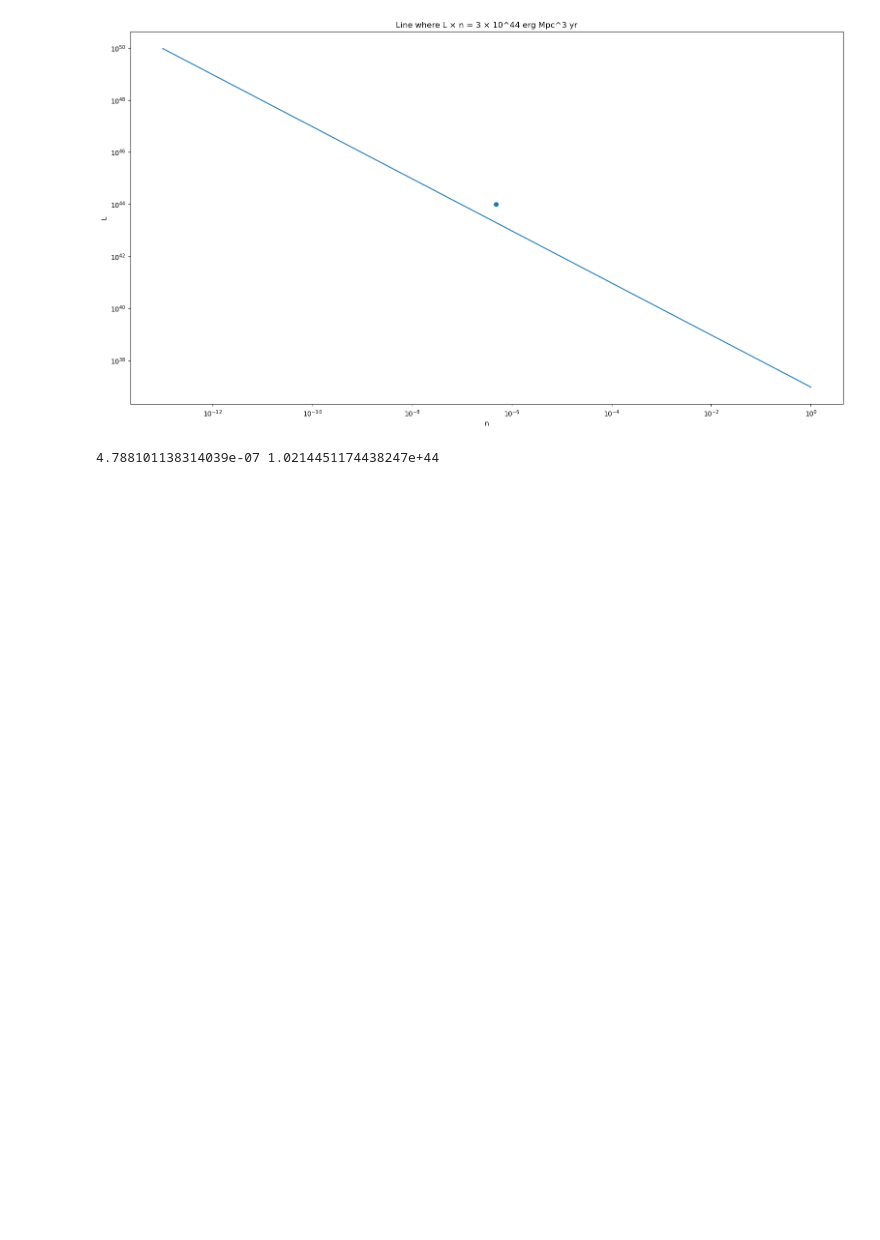
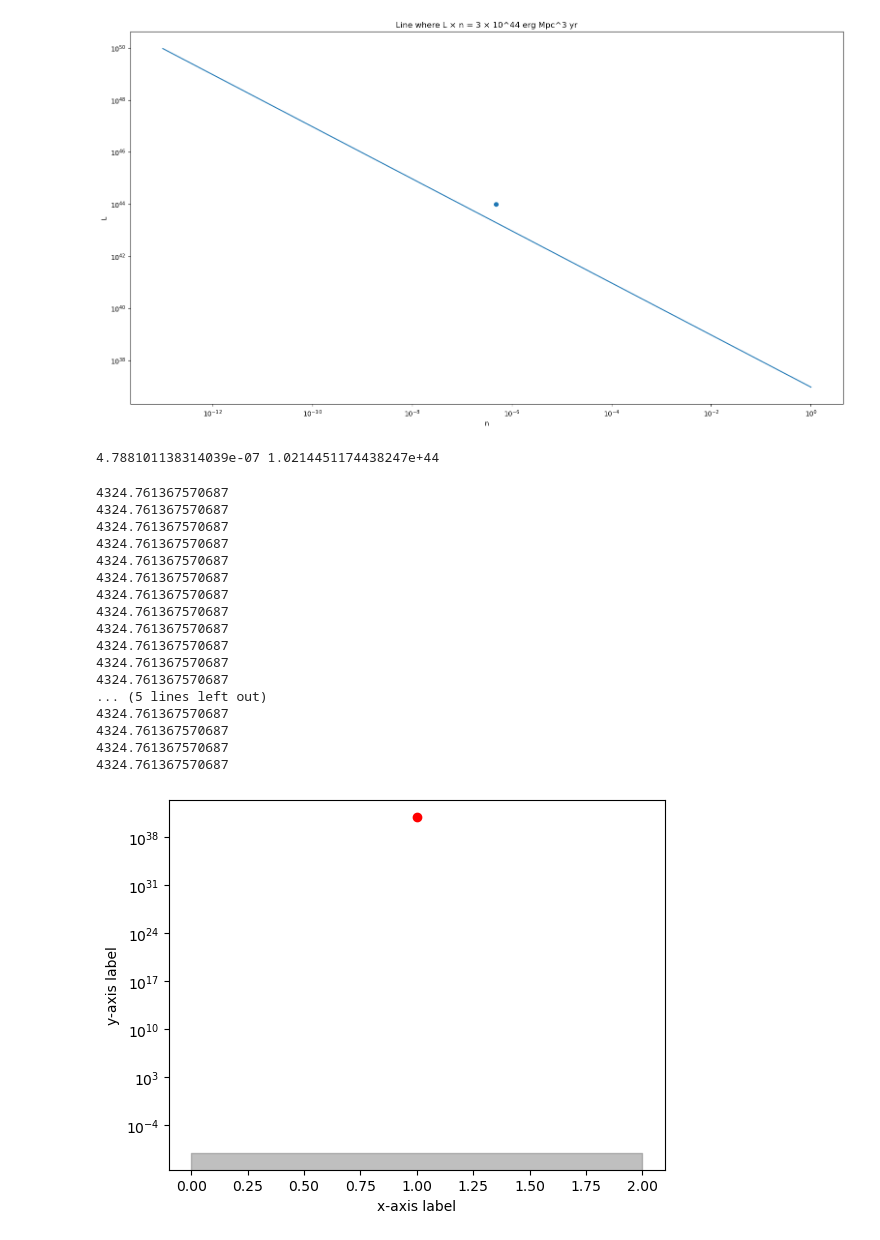
Before and after one commit to henan99/Project-related-to-first-semester-of-masters, a Jupyter notebook: Henrik_XLF_current.ipynb, the cells around one changed output. Saved outputs shown, nothing was run; the diff lists cells and outputs as text; code cells hidden in the pictures; blank space fills up the shorter version.

```diff
--- a/Henrik_XLF_current.ipynb
+++ b/Henrik_XLF_current.ipynb
@@ -607,3 +656,55 @@ print(n_z_tot[0], avg_tot[0])
 # %% [output]
 [figure]
 4.788101138314039e-07 1.0214451174438247e+44
+# %%
+def flux_integrand(z):
+    Dh = cosmo.hubble_distance.value  # Hubble distance in Mpc
+    E_z = cosmo.efunc(z)  # E(z) function from astropy
+    print(Dh)
+    return (Dh / E_z) * (broken_power_law(z,*popt_tot) / (4 * np.pi * (1 + z)**2 )* broken_power_law(z, *popt_tot_n))
+
+d_phi = []
+
+for i in range(len(E_v_list)):
+    Ev = E_v_list[i]
+
+
+
+    results_flux = simpsons_integration(flux_integrand, 0.001, 9,n=20)
+
+#print(results_flux/1e18)
+
+# Plot the results_flux as a point
+plt.plot(1, results_flux, 'ro')
+
+# Grey out the area below 10^(-8)
+plt.fill_between([0, 2], 0, 1e-8, color='gray', alpha=0.5)
+
+# Set the y-axis scale to logarithmic
+plt.yscale('log')
+
+# Set the x-axis and y-axis labels
+plt.xlabel('x-axis label')
+plt.ylabel('y-axis label')
+
+# Show the plot
+plt.show()
+# %% [output]
+4324.761367570687
+4324.761367570687
+4324.761367570687
+4324.761367570687
+4324.761367570687
+4324.761367570687
+4324.761367570687
+4324.761367570687
+4324.761367570687
+4324.761367570687
+4324.761367570687
+4324.761367570687
+... (5 lines left out)
+4324.761367570687
+4324.761367570687
+4324.761367570687
+4324.761367570687
+[figure, added]
```
Also changed, not shown: parts of 15 cells of this notebook, 9 other files.
